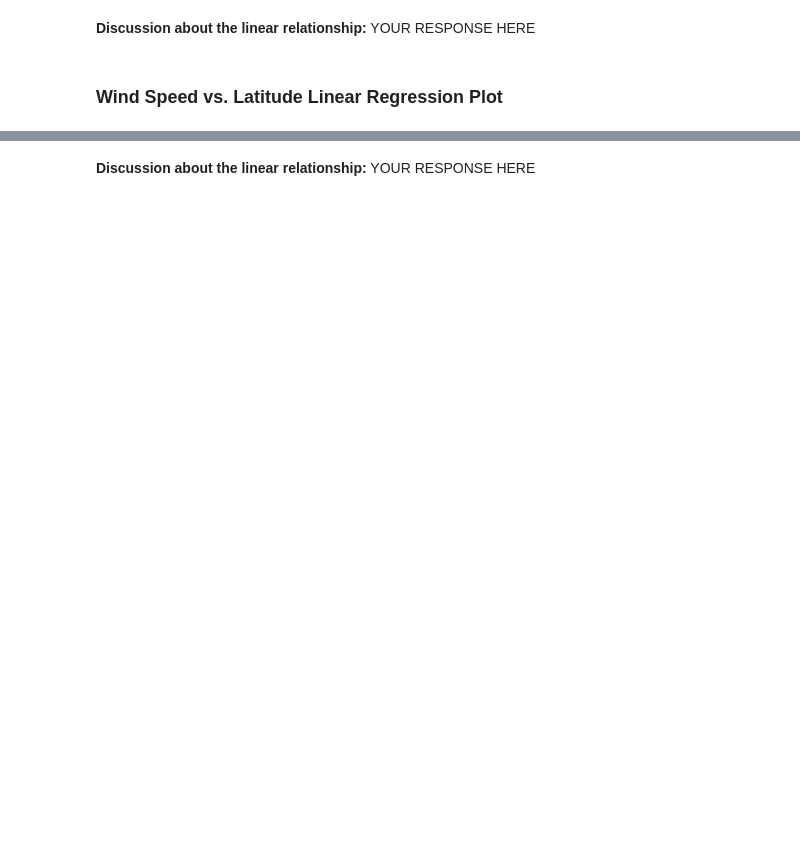
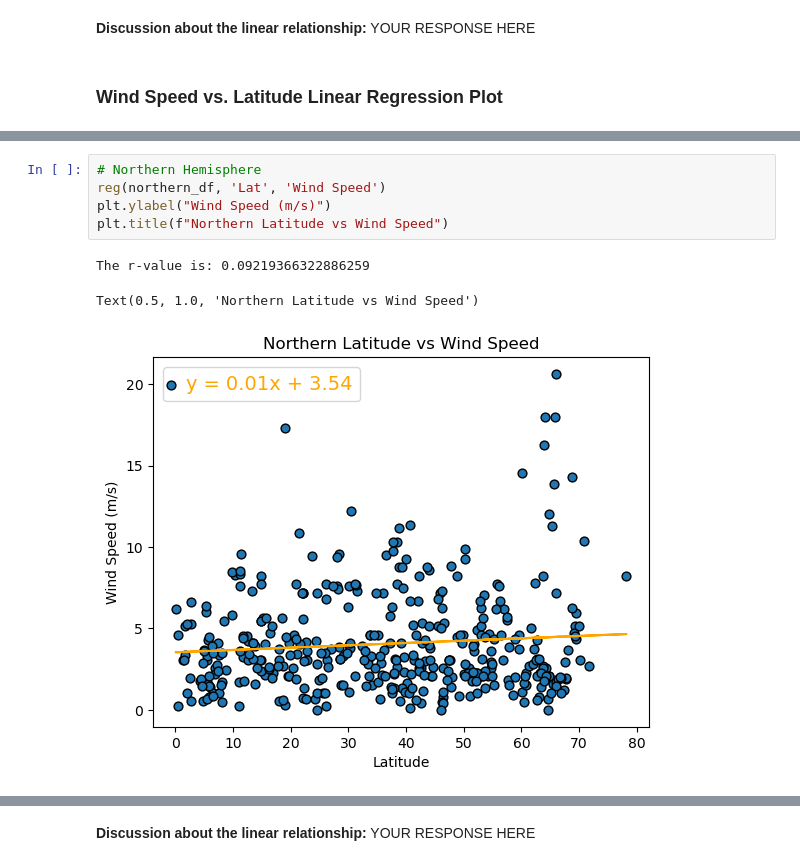
Before and after one commit to siobyrne/python-api-challenge, a Jupyter notebook: WeatherPy.ipynb, the cells around one changed output, grey strips where cells are left out. Drawn from its saved outputs; the diff is of its cells as text; blank space fills up the shorter version.

Commit message:
Add plots for cloudiness and wind speed

```diff
--- a/WeatherPy.ipynb
+++ b/WeatherPy.ipynb
@@ -386,0 +383,9 @@ The r-value is: 0.062239040700515696
+# %%
+# Northern Hemisphere
+reg(northern_df, 'Lat', 'Wind Speed')
+plt.ylabel("Wind Speed (m/s)")
+plt.title(f"Northern Latitude vs Wind Speed")
+# %% [output]
+The r-value is: 0.09219366322886259
+Text(0.5, 1.0, 'Northern Latitude vs Wind Speed')
+[figure, added]
```
Also changed, not shown: parts of 9 cells of this notebook.
